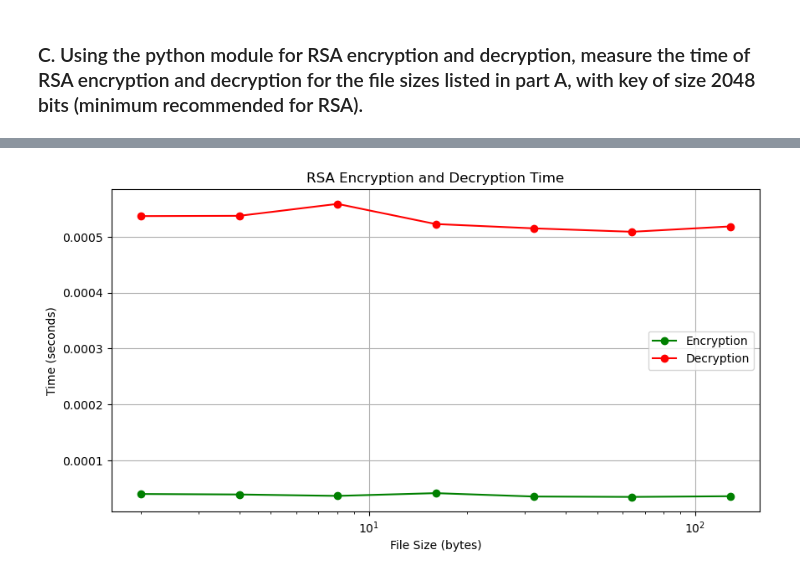
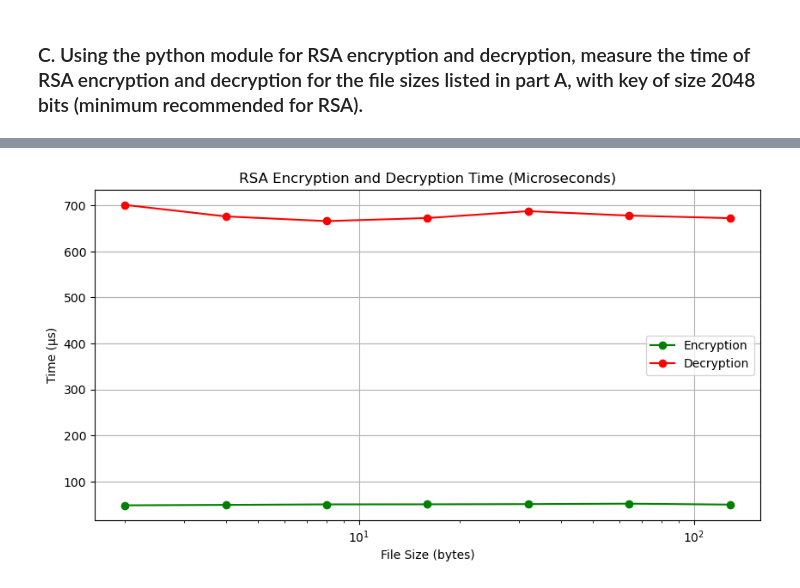
Before and after one commit to ruipmc/sp, a Jupyter notebook: Assignment1.ipynb, the cells around one changed output, grey strips where cells are left out. Drawn from its saved outputs; the diff is of its cells as text; code cells hidden in the pictures.

```diff
--- a/Assignment1.ipynb
+++ b/Assignment1.ipynb
@@ -252,37 +254,28 @@ When the algorithm is run on multiple randomly generated files of the same size,
 # %%
 import os
 import timeit
+import matplotlib.pyplot as plt
 from cryptography.hazmat.primitives.asymmetric import rsa, padding
 from cryptography.hazmat.primitives import hashes
 
-# Generate 2048-bit RSA key pair
+# Caminho da pasta contendo os arquivos gerados no exercício A
+input_dir = "random_text_files"
+
+# Gera par de chaves RSA 2048 bits
 private_key = rsa.generate_private_key(public_exponent=65537, key_size=2048)
 public_key = private_key.public_key()
 
-# File sizes to test (in bytes)
+# Tamanhos de arquivos a serem testados
 sizes_rsa = [2, 4, 8, 16, 32, 64, 128]
 
-# Initialize time storage
-encryption_times = []
-decryption_times = []
+# Função para ler o conteúdo do arquivo
+def read_file_contents(file_path):
+    with open(file_path, "rb") as f:
+        return f.read()
 
-for size in sizes_rsa:
-    data = os.urandom(size)  # Generate random data
-    iterations = 1000 if size <= 16 else 100  # Set iterations based on size
-
-    # Measure encryption time
-    enc_time = timeit.timeit(lambda: public_key.encrypt(
-        data,
-        padding.OAEP(
-            mgf=padding.MGF1(algorithm=hashes.SHA256()),
-            algorithm=hashes.SHA256(),
-            label=None
-        )
-    ), number=iterations) / iterations
-    encryption_times.append(enc_time)
-
-    # Encrypt data once for decryption timing
-    encrypted_data = public_key.encrypt(
+# Função de encriptação
+def encrypt_rsa(data, public_key):
+    return public_key.encrypt(
         data,
         padding.OAEP(
             mgf=padding.MGF1(algorithm=hashes.SHA256()),
@@ -291,27 +284,53 @@ for size in sizes_rsa:
         )
     )
 
-    # Measure decryption time
-    dec_time = timeit.timeit(lambda: private_key.decrypt(
+# Função de descriptação
+def decrypt_rsa(encrypted_data, private_key):
+    return private_key.decrypt(
         encrypted_data,
         padding.OAEP(
             mgf=padding.MGF1(algorithm=hashes.SHA256()),
             algorithm=hashes.SHA256(),
             label=None
         )
-    ), number=iterations) / iterations
-    decryption_times.append(dec_time)
+    )
 
-    print(f"Size: {size} bytes - Encryption: {enc_time:.6f}s - Decryption: {dec_time:.6f}s")
+# Inicializar armazenamento de tempos
+rsa_encryption_times = []
+rsa_decryption_times = []
 
+for size in sizes_rsa:
+    file_path = os.path.join(input_dir, f"rsa_{size}.txt")
+
+    if not os.path.exists(file_path):
+        print(f"Arquivo não encontrado: {file_path}")
+        continue  # Pula para o próximo tamanho
+
+    data = read_file_contents(file_path)  # Lê os dados do arquivo
+    iterations = 1000 if size <= 16 else 100  # Ajusta número de iterações
+
+    # Medir tempo de criptografia em microssegundos
+    enc_time = (timeit.timeit(lambda: encrypt_rsa(data, public_key), number=iterations) / iterations) * 1e6
+    rsa_encryption_times.append(enc_time)
+
+    # Criptografa os dados uma vez para medir a descriptografia
+    encrypted_data = encrypt_rsa(data, public_key)
+
+    # Medir tempo de descriptografia em microssegundos
+    dec_time = (timeit.timeit(lambda: decrypt_rsa(encrypted_data, private_key), number=iterations) / iterations) * 1e6
+    rsa_decryption_times.append(dec_time)
+
+    print(f"Size: {size} bytes - Encryption: {enc_time:.6f} µs - Decryption: {dec_time:.6f} µs")
+
+# Plotar os tempos de criptografia e descriptografia
 print("\n")
 plt.figure(figsize=(10, 5))
-plt.plot(sizes_rsa, encryption_times, marker='o', color= 'green', label='Encryption')
-plt.plot(sizes_rsa, decryption_times, marker='o', color='red', label='Decryption')
+plt.plot(sizes_rsa, rsa_encryption_times, marker='o', color='green', label='Encryption')
+plt.plot(sizes_rsa, rsa_decryption_times, marker='o', color='red', label='Decryption')
 plt.xscale('log')
 plt.xlabel('File Size (bytes)')
-plt.ylabel('Time (seconds)')
-plt.title('RSA Encryption and Decryption Time')
+plt.ylabel('Time (µs)')  # Atualizado para microssegundos
+plt.title('RSA Encryption and Decryption Time (Microseconds)')
 plt.legend()
 plt.grid(True)
 plt.show()
@@ -326 +345 @@ Size: 128 bytes - Encryption: 0.000036s - Decryption: 0.000519s
-[figure, old version]
+[figure, new version]
```
Also changed, not shown: parts of 23 cells of this notebook.
